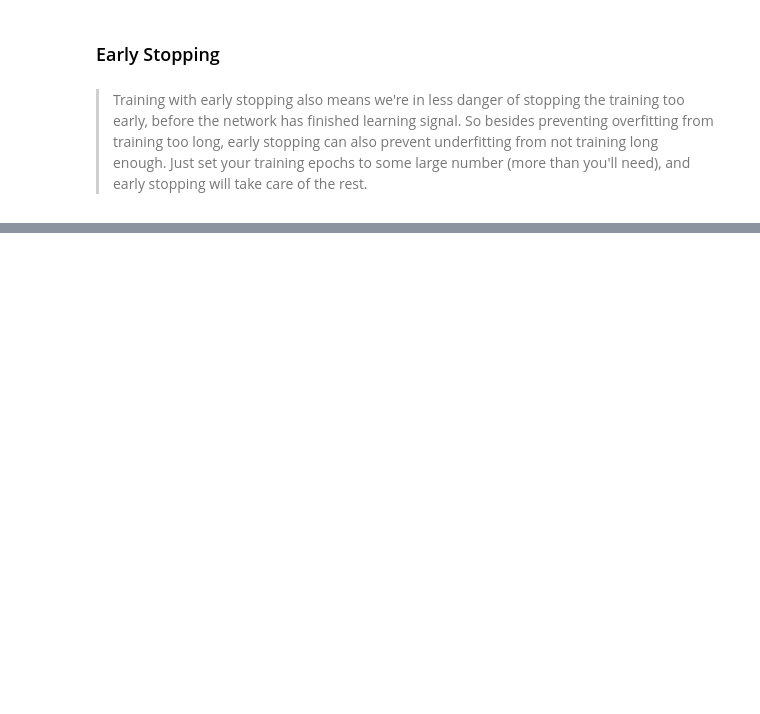
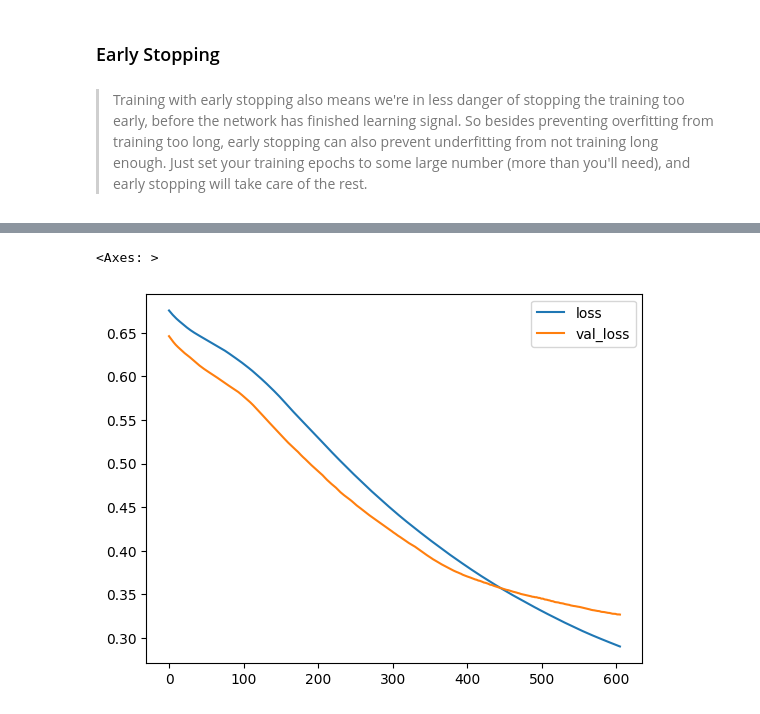
Before and after one commit to Devil-92/100_Days_of_ML, a Jupyter notebook: DeepLearningKaggleTut1.ipynb, the cells around one changed output, grey strips where cells are left out. Cells and saved outputs as stored; diff of their text form; code cells hidden in the pictures; blank space fills up the shorter version.

```diff
--- a/DeepLearningKaggleTut1.ipynb
+++ b/DeepLearningKaggleTut1.ipynb
@@ -278,0 +509,24 @@ deeper = keras.Sequential([
+# %%
+model.compile(
+    loss = 'binary_crossentropy' ,
+    optimizer = 'adam' ,
+    metrics = ['accuracy']
+)
+# %%
+early_stopping = keras.callbacks.EarlyStopping(
+    patience = 10 ,
+    min_delta = 0.001 ,
+    restore_best_weights = True
+)
+# %%
+hist = model.fit(
+    X_train , y_train ,
+    validation_data  = (X_valid , y_valid) ,
+    callbacks = [early_stopping] ,
+    batch_size = 256 ,
+    epochs = 1000 ,
+    verbose = 0
+)
+# %%
+history = pd.DataFrame(hist.history)
+history.head()
@@ -278,0 +540,5 @@ deeper = keras.Sequential([
+# %%
+history.loc[: , ['loss' , 'val_loss']].plot()
+# %% [output]
+<Axes: >
+[figure, added]
```
Also changed, not shown: parts of 47 cells of this notebook.
